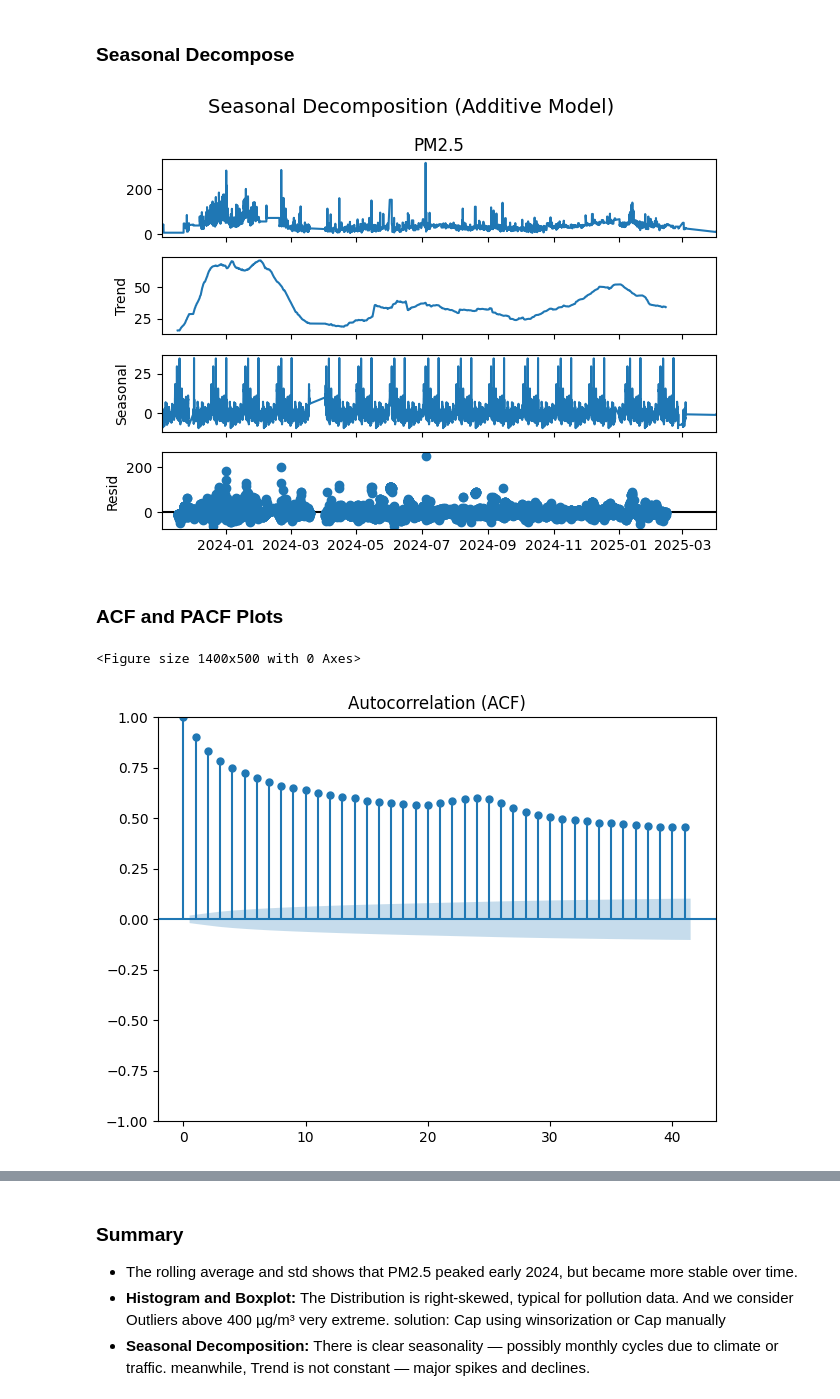
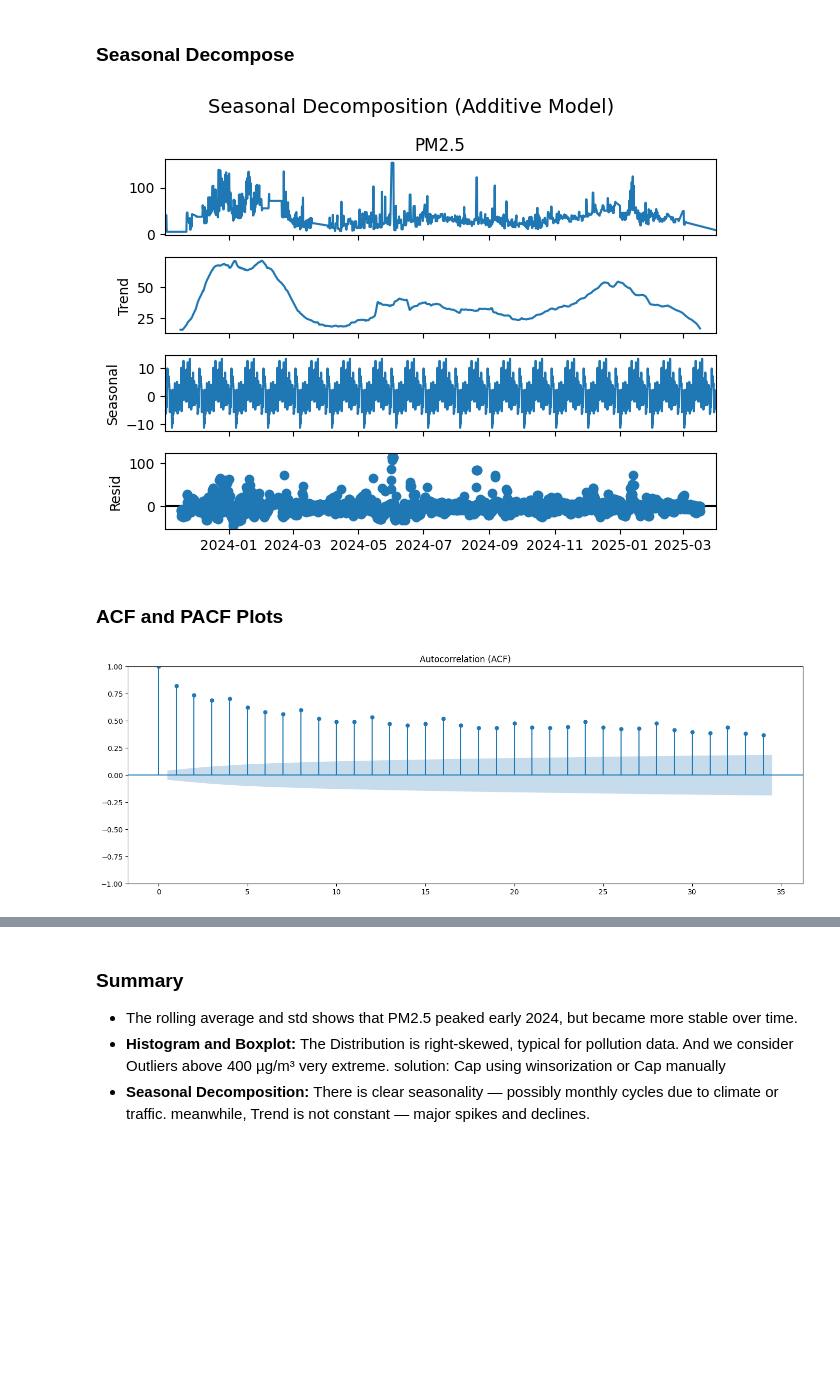
Before and after one commit to Bjoshua25/AIR-QUALITY-PREDICTION-IN-LAGOS, a Jupyter notebook: notebooks/combine_dataset.ipynb, the cells around one changed output, grey strips where cells are left out. Cells and saved outputs as stored; diff of their text form; code cells hidden in the pictures; blank space fills up the shorter version.

Commit message:
Iteration on the model building

```diff
--- a/notebooks/combine_dataset.ipynb
+++ b/notebooks/combine_dataset.ipynb
@@ -83,5 +83,8 @@ file= "../data/Air_Quality_Lagos_Combined.csv"
 # load into DataFrame
 df = pd.read_csv(file, index_col="date", parse_dates=True)
 
-df.head()
+# resampling the data to 1 hour interval
+y = df["PM2.5"].resample('6h').mean().interpolate("linear")
+
+y.head()
 # %% [output]
@@ -201,10 +194,10 @@ plt.show()
 # %% [markdown]
 ### Seasonal Decompose
 # %%
-period = 720
+period = 120
 
 # Instantiate the seasonal_decompose
-decomposition = seasonal_decompose(df["PM2.5"], model="additive", period=period)
+decomposition = seasonal_decompose(y, model="additive", period=period)
 
 # Plot the Chart
 decomposition.plot()
@@ -212,20 +205,19 @@ plt.suptitle("Seasonal Decomposition (Additive Model)", fontsize=14)
 plt.tight_layout()
 plt.show()
 # %% [output]
-[figure, old version]
+[figure, new version]
 # %% [markdown]
 ### ACF and PACF Plots
 # %%
 # plot_acf
 
-plt.figure(figsize=(14, 5))
-plot_acf(df["PM2.5"])
+fig, ax = plt.subplots(figsize=(14, 5))
+plot_acf(y, ax=ax)
 plt.title("Autocorrelation (ACF)")
 plt.tight_layout()
 plt.show()
 # %% [output]
-<Figure size 1400x500 with 0 Axes>
-[figure, old version]
+[figure, new version]
 # %%
 # plot_pacf
 
```
Also changed, not shown: parts of 11 cells of this notebook, 4 other files.
